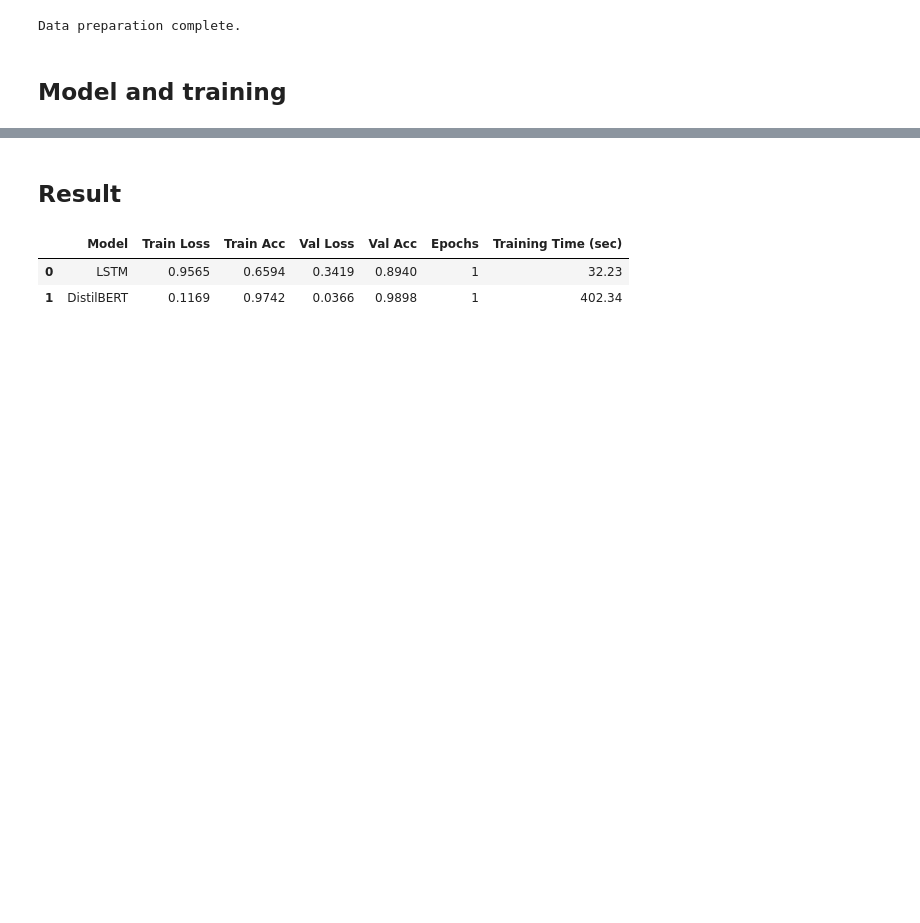
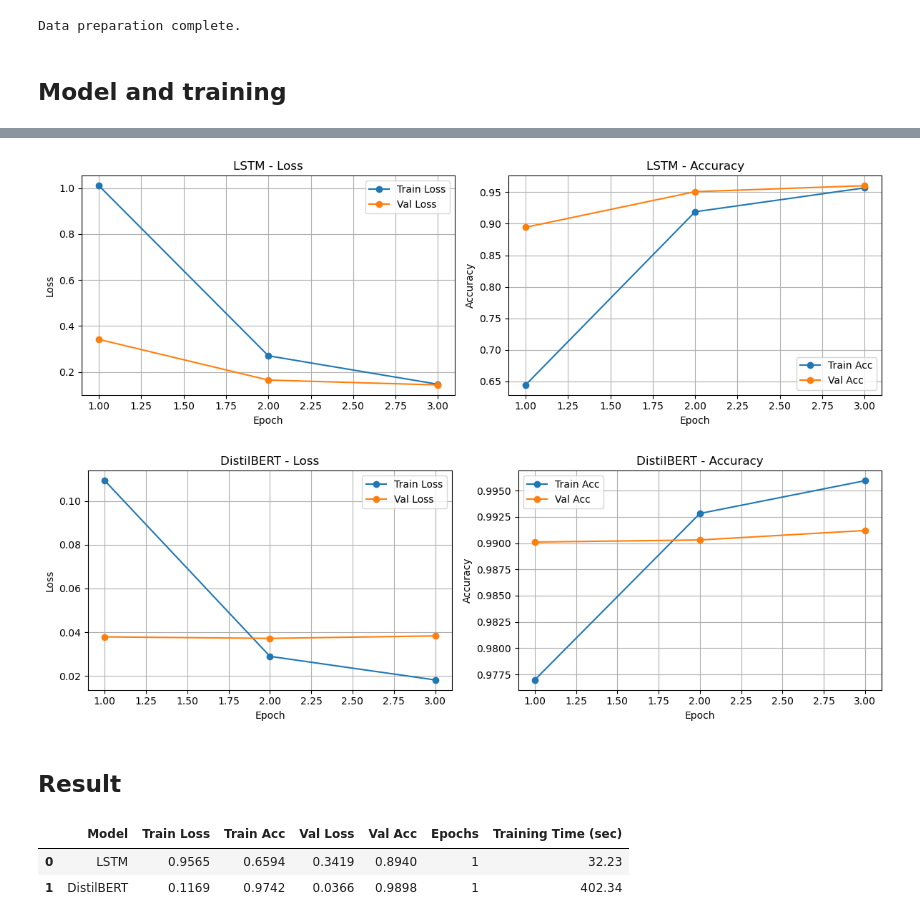
Before and after one commit to phamtranminhtri/deep_learning_assignment, a Jupyter notebook: source/assignment_1/text/text.ipynb, the cells around one changed output, grey strips where cells are left out. Cells and saved outputs as stored; diff of their text form; code cells hidden in the pictures; blank space fills up the shorter version.

Commit message:
graph

```diff
--- a/source/assignment_1/text/text.ipynb
+++ b/source/assignment_1/text/text.ipynb
@@ -309,22 +310,31 @@ def run_experiment(model, is_bert=False, epochs=1):
     model = model.to(device)
     optimizer = optim.Adam(model.parameters(), lr=2e-5 if is_bert else 1e-3)
 
-    print(f"Training {"DistilBERT" if is_bert else "LSTM"}...")
+    history = {"train_loss": [], "train_acc": [], "val_loss": [], "val_acc": []}
+
+    print(f"Training {'DistilBERT' if is_bert else 'LSTM'}...")
     for epoch in range(epochs):
         start = time.time()
         train_loss, train_acc = train_model(model, train_loader, optimizer, criterion, device, is_bert)
         val_loss, val_acc = eval_model(model, test_loader, criterion, device, is_bert)
         print(f"Epoch {epoch+1} | Time: {time.time()-start:.2f}s | Train Loss: {train_loss:.4f} Acc: {train_acc:.4f} | Val Loss: {val_loss:.4f} Acc: {val_acc:.4f}")
+
+        history["train_loss"].append(train_loss)
+        history["train_acc"].append(train_acc)
+        history["val_loss"].append(val_loss)
+        history["val_acc"].append(val_acc)
+
+    return history
 # %%
 # --- Execute Training ---
-# Due to hardware constraints, let"s train for 1 epoch to see initial results.
-epochs_to_run = 1
+# Increased to 3 epochs to be able to see the training curve
+epochs_to_run = 3
 
 print("--- Starting LSTM Training ---")
-run_experiment(lstm_model, is_bert=False, epochs=epochs_to_run)
+lstm_history = run_experiment(lstm_model, is_bert=False, epochs=epochs_to_run)
 
 print("\n--- Starting DistilBERT Training ---")
-run_experiment(distilbert_model, is_bert=True, epochs=epochs_to_run)
+distilbert_history = run_experiment(distilbert_model, is_bert=True, epochs=epochs_to_run)
 # %% [output]
 --- Starting LSTM Training ---
 Training LSTM...
@@ -336,3 +350,36 @@ Epoch 1 | Time: 283.10s | Train Loss: 0.1125 Acc: 0.9751 | Val Loss: 0.0357 Acc:
+# %%
+def plot_history(history, title):
+    epochs = range(1, len(history["train_loss"]) + 1)
+
+    fig, (ax1, ax2) = plt.subplots(1, 2, figsize=(12, 4))
+
+    # Plot Loss
+    ax1.plot(epochs, history["train_loss"], label="Train Loss", marker="o")
+    ax1.plot(epochs, history["val_loss"], label="Val Loss", marker="o")
+    ax1.set_title(f"{title} - Loss")
+    ax1.set_xlabel("Epoch")
+    ax1.set_ylabel("Loss")
+    ax1.legend()
+    ax1.grid(True)
+
+    # Plot Accuracy
+    ax2.plot(epochs, history["train_acc"], label="Train Acc", marker="o")
+    ax2.plot(epochs, history["val_acc"], label="Val Acc", marker="o")
+    ax2.set_title(f"{title} - Accuracy")
+    ax2.set_xlabel("Epoch")
+    ax2.set_ylabel("Accuracy")
+    ax2.legend()
+    ax2.grid(True)
+
+    plt.tight_layout()
+    plt.show()
+
+# Plot the training curves
+plot_history(lstm_history, "LSTM")
+plot_history(distilbert_history, "DistilBERT")
+# %% [output]
+[figure, added]
+[figure, added]
 # %% [markdown]
 ## Result
 # %%
```
Also changed, not shown: parts of 4 cells of this notebook.
